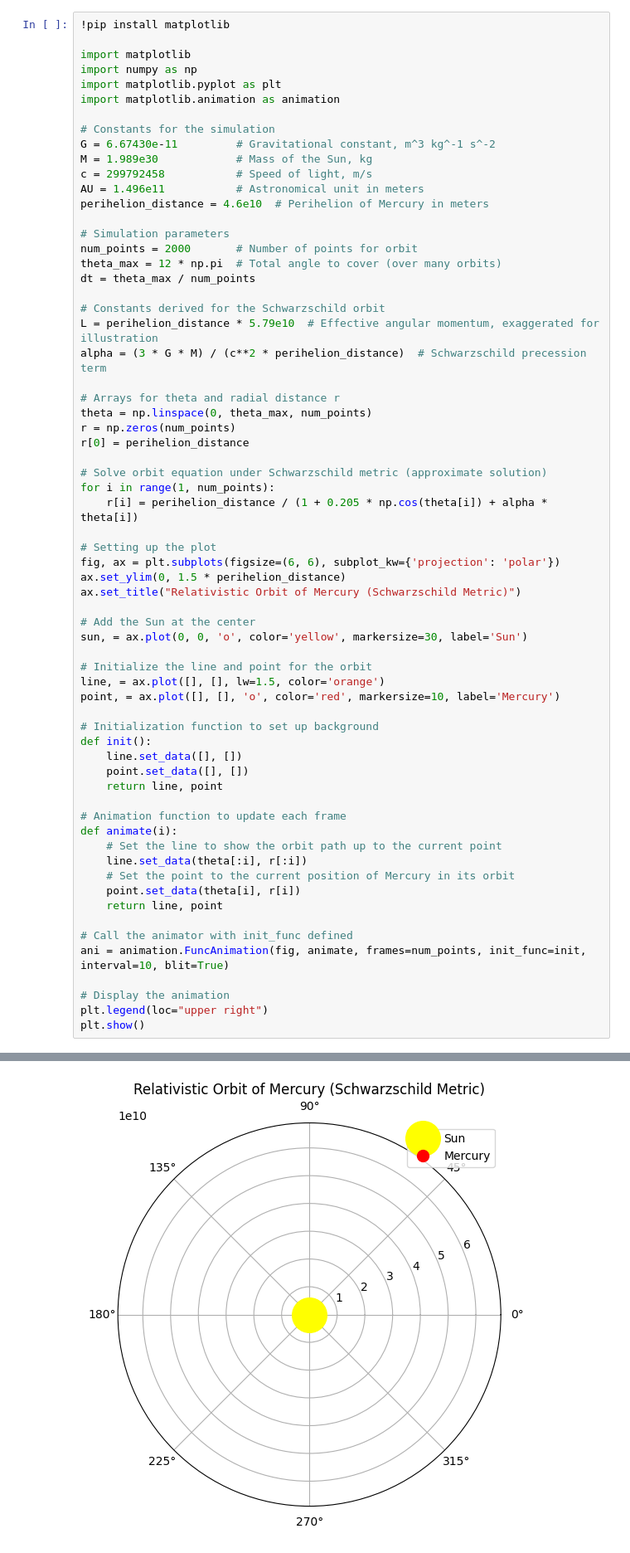
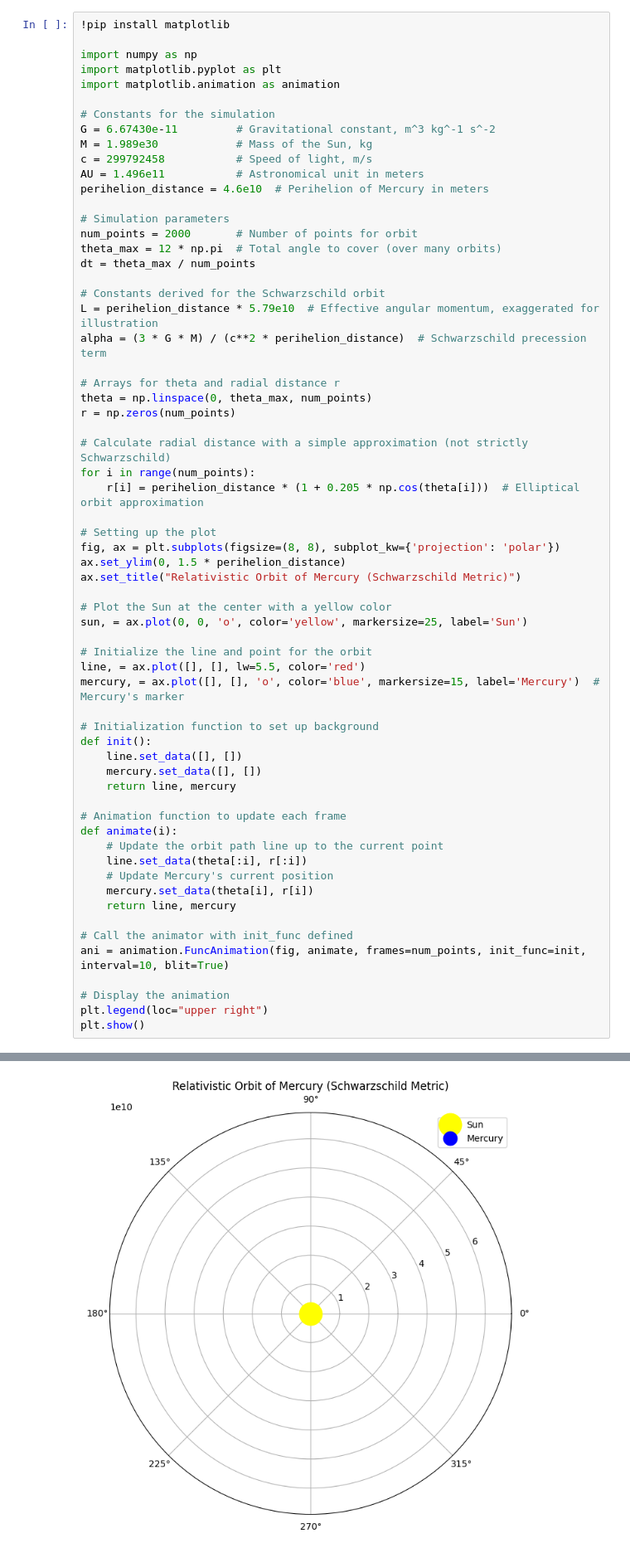
Before and after one commit to Alan-Cheong/IEEE_QW_2020, a Jupyter notebook: Mercury_Orbit.ipynb, the cells around one changed output, grey strips where cells are left out. Shown at 83% size. Saved outputs shown, nothing was run; the diff lists cells and outputs as text.

```diff
--- a/Mercury_Orbit.ipynb
+++ b/Mercury_Orbit.ipynb
@@ -3,7 +3,6 @@
 # %%
 !pip install matplotlib
 
-import matplotlib
 import numpy as np
 import matplotlib.pyplot as plt
 import matplotlib.animation as animation
@@ -27,57 +26,56 @@ alpha = (3 * G * M) / (c**2 * perihelion_distance)  # Schwarzschild precession t
 # Arrays for theta and radial distance r
 theta = np.linspace(0, theta_max, num_points)
 r = np.zeros(num_points)
-r[0] = perihelion_distance
 
-# Solve orbit equation under Schwarzschild metric (approximate solution)
-for i in range(1, num_points):
-    r[i] = perihelion_distance / (1 + 0.205 * np.cos(theta[i]) + alpha * theta[i])
+# Calculate radial distance with a simple approximation (not strictly Schwarzschild)
+for i in range(num_points):
+    r[i] = perihelion_distance * (1 + 0.205 * np.cos(theta[i]))  # Elliptical orbit approximation
 
 # Setting up the plot
-fig, ax = plt.subplots(figsize=(6, 6), subplot_kw={'projection': 'polar'})
+fig, ax = plt.subplots(figsize=(8, 8), subplot_kw={'projection': 'polar'})
 ax.set_ylim(0, 1.5 * perihelion_distance)
 ax.set_title("Relativistic Orbit of Mercury (Schwarzschild Metric)")
 
-# Add the Sun at the center
-sun, = ax.plot(0, 0, 'o', color='yellow', markersize=30, label='Sun')
+# Plot the Sun at the center with a yellow color
+sun, = ax.plot(0, 0, 'o', color='yellow', markersize=25, label='Sun')
 
 # Initialize the line and point for the orbit
-line, = ax.plot([], [], lw=1.5, color='orange')
-point, = ax.plot([], [], 'o', color='red', markersize=10, label='Mercury')
+line, = ax.plot([], [], lw=5.5, color='red')
+mercury, = ax.plot([], [], 'o', color='blue', markersize=15, label='Mercury')  # Mercury's marker
 
 # Initialization function to set up background
 def init():
     line.set_data([], [])
-    point.set_data([], [])
-    return line, point
+    mercury.set_data([], [])
+    return line, mercury
 
 # Animation function to update each frame
 def animate(i):
-    # Set the line to show the orbit path up to the current point
+    # Update the orbit path line up to the current point
     line.set_data(theta[:i], r[:i])
-    # Set the point to the current position of Mercury in its orbit
-    point.set_data(theta[i], r[i])
-    return line, point
+    # Update Mercury's current position
+    mercury.set_data(theta[i], r[i])
+    return line, mercury
 
 # Call the animator with init_func defined
 ani = animation.FuncAnimation(fig, animate, frames=num_points, init_func=init, interval=10, blit=True)
 
 # Display the animation
 plt.legend(loc="upper right")
 plt.show()
 # %% [output]
 Requirement already satisfied: matplotlib in /usr/local/lib/python3.10/dist-packages (3.8.0)
 Requirement already satisfied: contourpy>=1.0.1 in /usr/local/lib/python3.10/dist-packages (from matplotlib) (1.3.0)
 Requirement already satisfied: cycler>=0.10 in /usr/local/lib/python3.10/dist-packages (from matplotlib) (0.12.1)
 Requirement already satisfied: fonttools>=4.22.0 in /usr/local/lib/python3.10/dist-packages (from matplotlib) (4.54.1)
 Requirement already satisfied: kiwisolver>=1.0.1 in /usr/local/lib/python3.10/dist-packages (from matplotlib) (1.4.7)
 Requirement already satisfied: numpy<2,>=1.21 in /usr/local/lib/python3.10/dist-packages (from matplotlib) (1.26.4)
 Requirement already satisfied: packaging>=20.0 in /usr/local/lib/python3.10/dist-packages (from matplotlib) (24.1)
 Requirement already satisfied: pillow>=6.2.0 in /usr/local/lib/python3.10/dist-packages (from matplotlib) (10.4.0)
 Requirement already satisfied: pyparsing>=2.3.1 in /usr/local/lib/python3.10/dist-packages (from matplotlib) (3.2.0)
 Requirement already satisfied: python-dateutil>=2.7 in /usr/local/lib/python3.10/dist-packages (from matplotlib) (2.8.2)
 Requirement already satisfied: six>=1.5 in /usr/local/lib/python3.10/dist-packages (from python-dateutil>=2.7->matplotlib) (1.16.0)
-[figure, old version]
+[figure, new version]
 # %%
 import matplotlib.pyplot as plt
 import numpy as np
```
Also changed, not shown: parts of 1 cell of this notebook.
